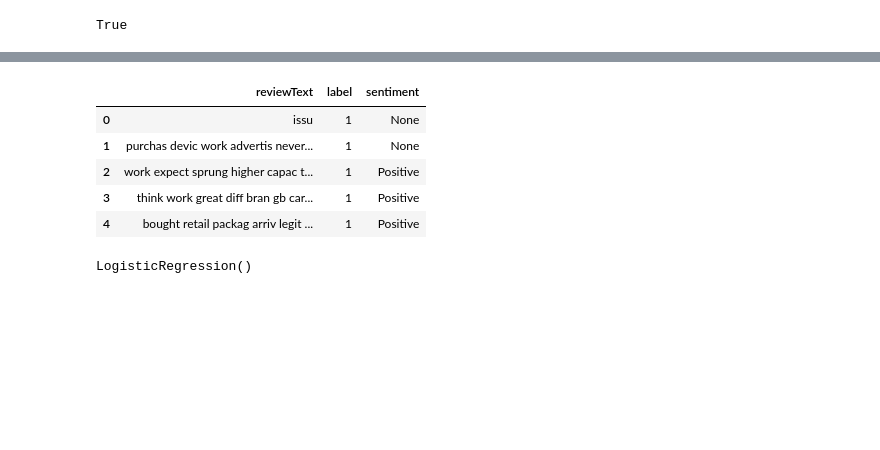
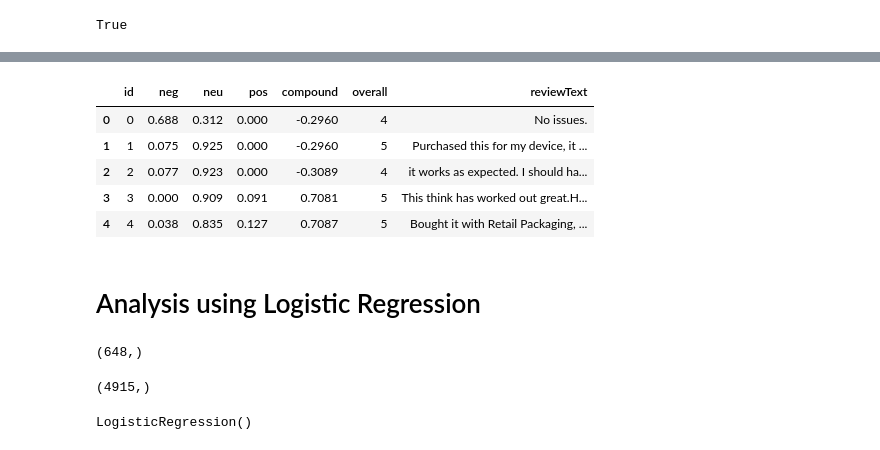
Before and after one commit to wama-nigam/SentimentAnalysis, a Jupyter notebook: Sentiment_analysis.ipynb, the cells around one changed output, grey strips where cells are left out. Saved outputs shown, nothing was run; the diff lists cells and outputs as text; code cells hidden in the pictures; blank space fills up the shorter version.

```diff
--- a/Sentiment_analysis.ipynb
+++ b/Sentiment_analysis.ipynb
@@ -173,5 +159,6 @@ def sentimentA(text):
 # %%
-sentiment=[]
-
+sentiment={}
+id =0
 for text in df['reviewText']:
-  sentiment.append(sentimentA(text))
+  sentiment[id] = sia.polarity_scores(text)
+  id+=1
@@ -187,22 +165,30 @@ for i in df['overall'].values:
-# %%
-df['label']=label
-df['sentiment'] = sentiment
-# %%
-df = df.drop(['overall'],axis=1)
+# %%
+vaders = pd.DataFrame(sentiment).T
+vaders = vaders.reset_index().rename(columns={'index': 'id'})
+vaders = vaders.merge(df, how='left')
 # %%
-df.head()
+vaders.head()
 # %% [output]
-|  | reviewText | label | sentiment |
-| 0 | issu | 1 | None |
-| 1 | purchas devic work advertis never... | 1 | None |
-| 2 | work expect sprung higher capac t... | 1 | Positive |
-| 3 | think work great diff bran gb car... | 1 | Positive |
-| 4 | bought retail packag arriv legit ... | 1 | Positive |
+|  | id | neg | neu | pos | compound | overall | reviewText |
+| 0 | 0 | 0.688 | 0.312 | 0.000 | -0.2960 | 4 | No issues. |
+| 1 | 1 | 0.075 | 0.925 | 0.000 | -0.2960 | 5 | Purchased this for my device, it ... |
+| 2 | 2 | 0.077 | 0.923 | 0.000 | -0.3089 | 4 | it works as expected. I should ha... |
+| 3 | 3 | 0.000 | 0.909 | 0.091 | 0.7081 | 5 | This think has worked out great.H... |
+| 4 | 4 | 0.038 | 0.835 | 0.127 | 0.7087 | 5 | Bought it with Retail Packaging, ... |
+# %% [markdown]
+# Analysis using Logistic Regression
 # %%
 X = dataset['reviewText'].values
 Y = dataset['label'].values
+# %%
+X.shape
+# %% [output]
+(648,)
 # %%
 vector = TfidfVectorizer()
 vector.fit(X)
-X = vector.transform(X)
+X_tfidf = vector.transform(X)
+print(X.shape)
+# %% [output]
+(4915,)
 # %%
```
Also changed, not shown: parts of 28 cells of this notebook.
